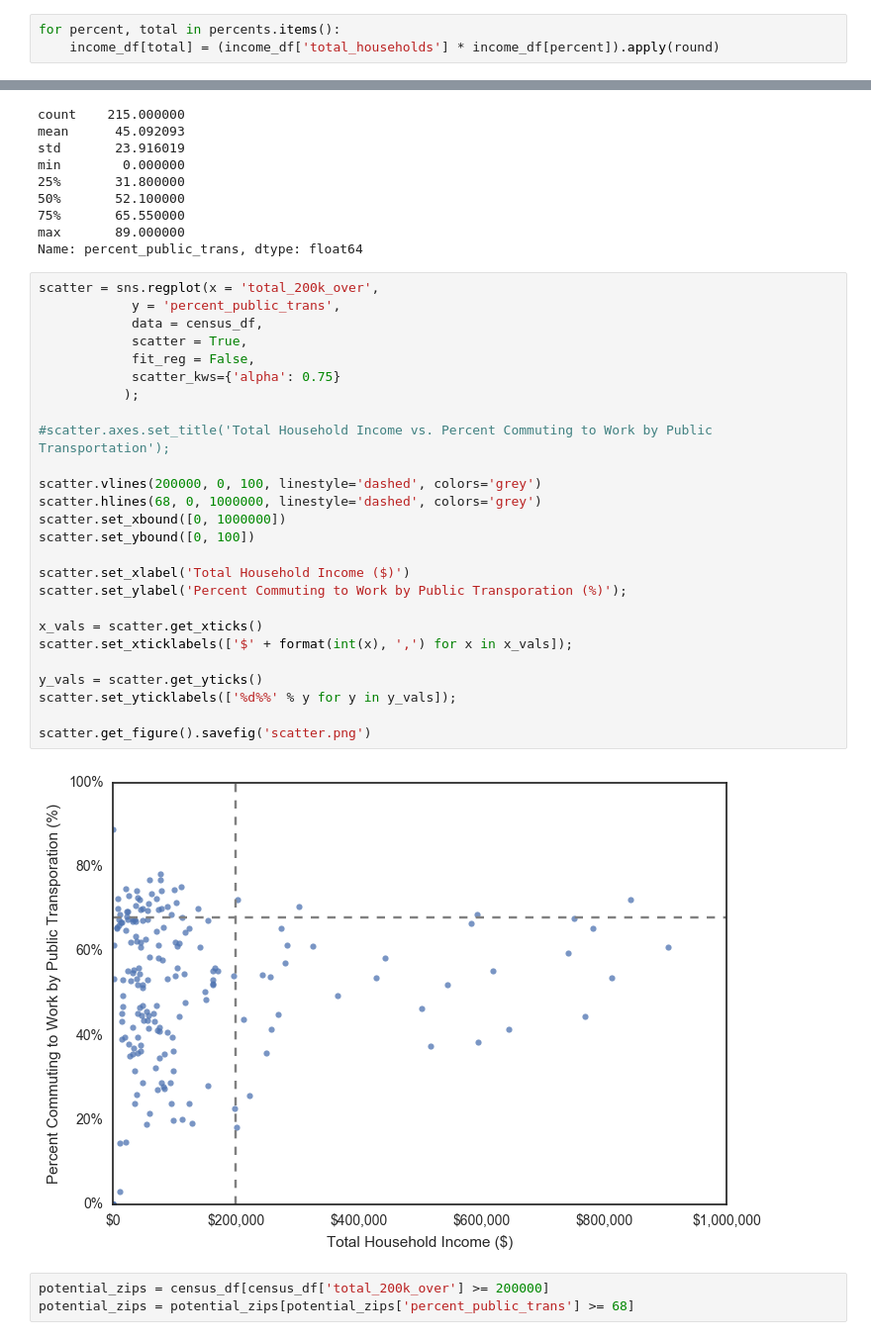
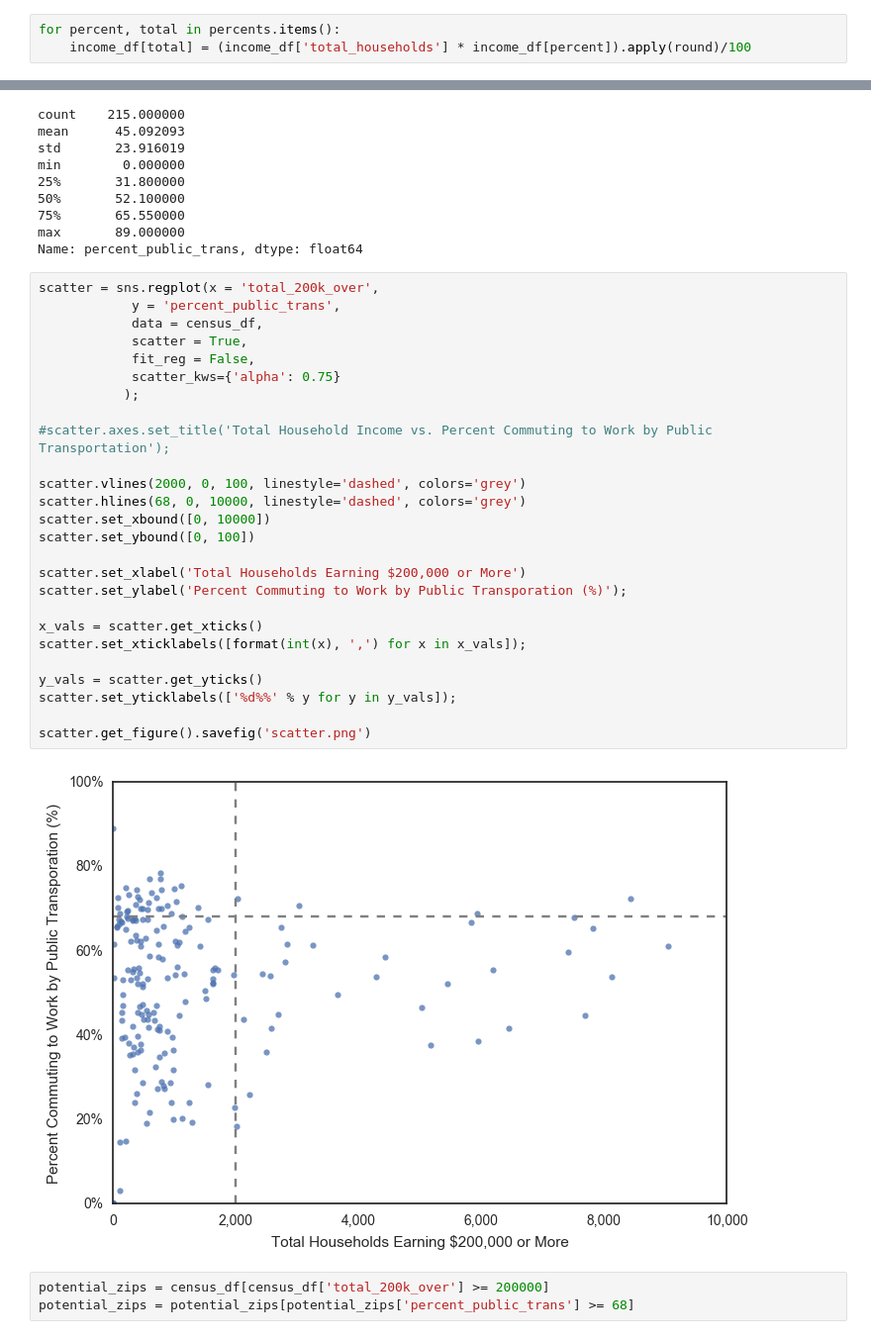
Before and after one commit to emw1687/benson, a Jupyter notebook: census_eda_eva.ipynb, the cells around one changed output, grey strips where cells are left out. Shown at 99% size. Saved outputs shown, nothing was run; the diff lists cells and outputs as text.

Commit message:
Fix census scatter plot

```diff
--- a/census_eda_eva.ipynb
+++ b/census_eda_eva.ipynb
@@ -74,6 +84,6 @@ commute_df['percent_public_trans'] = commute_df['percent_public_trans'].apply(fl
 # %%
 for percent, total in percents.items():
-    income_df[total] = (income_df['total_households'] * income_df[percent]).apply(round)
+    income_df[total] = (income_df['total_households'] * income_df[percent]).apply(round)/100
 # %%
 income_df['total_100k_over'] = income_df[percents.values()].sum(axis=1)
 # %%
@@ -97,31 +107,31 @@ Name: percent_public_trans, dtype: float64
 # %%
 scatter = sns.regplot(x = 'total_200k_over',
             y = 'percent_public_trans',
             data = census_df,
             scatter = True,
             fit_reg = False,
             scatter_kws={'alpha': 0.75}
            );
 
 #scatter.axes.set_title('Total Household Income vs. Percent Commuting to Work by Public Transportation');
 
-scatter.vlines(200000, 0, 100, linestyle='dashed', colors='grey')
-scatter.hlines(68, 0, 1000000, linestyle='dashed', colors='grey')
-scatter.set_xbound([0, 1000000])
+scatter.vlines(2000, 0, 100, linestyle='dashed', colors='grey')
+scatter.hlines(68, 0, 10000, linestyle='dashed', colors='grey')
+scatter.set_xbound([0, 10000])
 scatter.set_ybound([0, 100])
 
-scatter.set_xlabel('Total Household Income ($)')
+scatter.set_xlabel('Total Households Earning $200,000 or More')
 scatter.set_ylabel('Percent Commuting to Work by Public Transporation (%)');
 
 x_vals = scatter.get_xticks()
-scatter.set_xticklabels(['$' + format(int(x), ',') for x in x_vals]);
+scatter.set_xticklabels([format(int(x), ',') for x in x_vals]);
 
 y_vals = scatter.get_yticks()
 scatter.set_yticklabels(['%d%%' % y for y in y_vals]);
 
 scatter.get_figure().savefig('scatter.png')
 # %% [output]
-[figure, old version]
+[figure, new version]
 # %%
 potential_zips = census_df[census_df['total_200k_over'] >= 200000]
 potential_zips = potential_zips[potential_zips['percent_public_trans'] >= 68]
```
Also changed, not shown: parts of 2 cells of this notebook, 1 other file.
